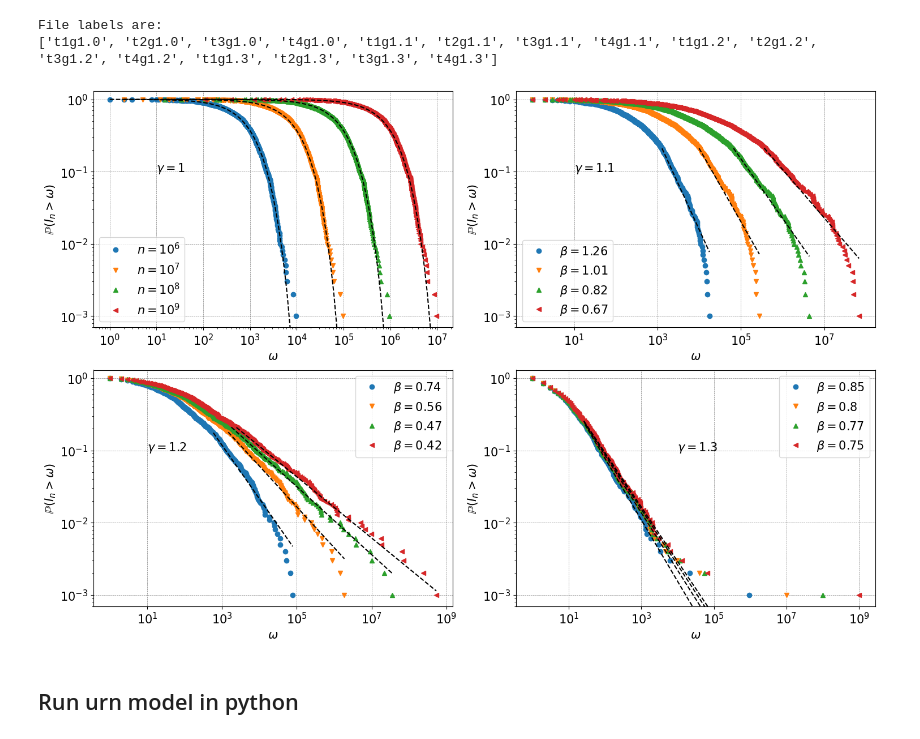
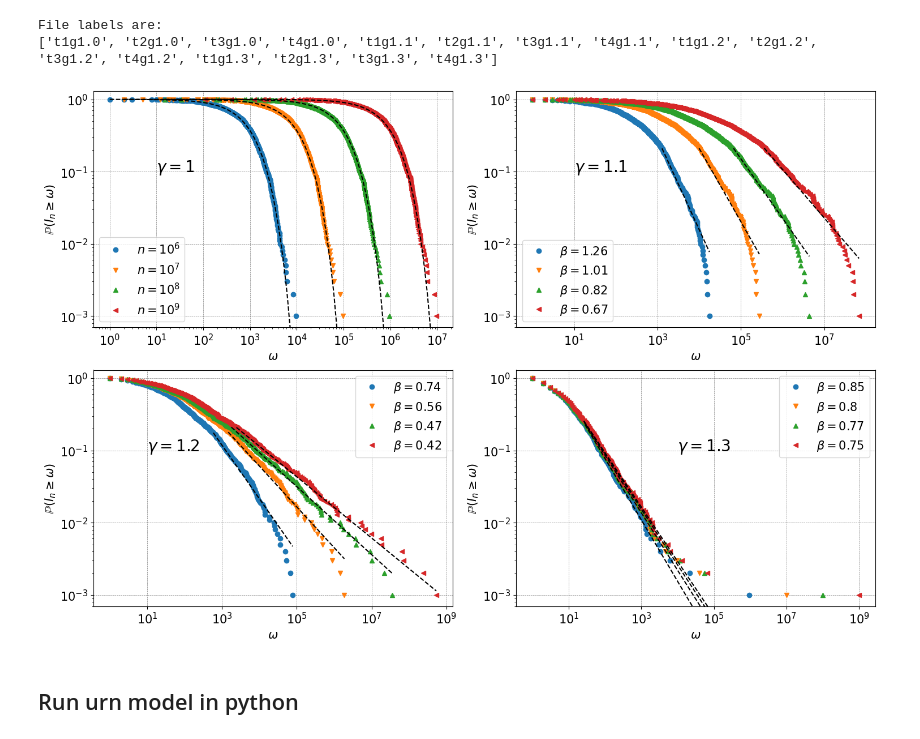
Before and after one commit to saf92/Urn-balls-in-bins-model, a Jupyter notebook: urn_code.ipynb, the cells around one changed output. Drawn from its saved outputs; the diff is of its cells as text; code cells hidden in the pictures.

```diff
--- a/urn_code.ipynb
+++ b/urn_code.ipynb
@@ -11,9 +11,9 @@ direc_save ='/home/samuel/Documents/other/other_p/research/urns/code/urn_python_
 #Font sizes and labels for plots
 font_sizes=[15,15,15,15,15]
 font_sizes1=[15,15,15,15,12]
-label_arrI=[r'$\omega$',r'$\mathbb{P}(I_n>\omega)$',font_sizes,1]
-label_arr=[r'$\omega$',r'$\mathbb{P}(W>\omega)$',font_sizes,1]
-label_arr0=[r'$\omega$',r'$\mathbb{P}(W>\omega)$',font_sizes,0]
+label_arrI=[r'$\omega$',r'$\mathbb{P}(I_n\geq\omega)$',font_sizes,1]
+label_arr=[r'$\omega$',r'$\mathbb{P}(W\geq\omega)$',font_sizes,1]
+label_arr0=[r'$\omega$',r'$\mathbb{P}(W\geq\omega)$',font_sizes,0]
 # %% [markdown]
 ## C++ urn simulations, read in and plot
 # %% [markdown]
@@ -76,6 +87,8 @@ for i in range(len(data_arr_names)):
 File labels are:
 ['t1g1.0', 't2g1.0', 't3g1.0', 't4g1.0', 't1g1.1', 't2g1.1', 't3g1.1', 't4g1.1', 't1g1.2', 't2g1.2', 't3g1.2', 't4g1.2', 't1g1.3', 't2g1.3', 't3g1.3', 't4g1.3']
 # %%
+#Resulting plots of above
+
 plt.figure(figsize=(15,10))
 
 plt.subplot(2,2,1)
@@ -90,7 +103,7 @@ plt.loglog(*exp_fits[2],linestyle='--',color='black')
 plt.loglog(*exp_fits[3],linestyle='--',color='black')
 
 add_labels(plt,*label_arrI)
-plt.text(10,10**-1,r'$\gamma=1$',fontsize=15)
+plt.text(10,10**-1,r'$\gamma=1$',fontsize=20)
 plt.ylim(7*10**-4,1.3)
 
 plt.subplot(2,2,2)
@@ -105,7 +118,7 @@ plt.loglog(tail_fits[2][0],tail_fits[2][1],linestyle='--',color='black')
 plt.loglog(tail_fits[3][0],tail_fits[3][1],linestyle='--',color='black')
 
 add_labels(plt,*label_arrI)
-plt.text(10,10**-1,r'$\gamma=1.1$',fontsize=15)
+plt.text(10,10**-1,r'$\gamma=1.1$',fontsize=20)
 plt.ylim(7*10**-4,1.3)
 
 
@@ -114,36 +127,36 @@ plt.loglog(*tails_x_y[8],'o',label=r'$\beta={}$'.format(np.round(tail_fits[4][3]
 plt.loglog(*tails_x_y[9],'v',label=r'$\beta={}$'.format(np.round(tail_fits[5][3],2)))
 plt.loglog(*tails_x_y[10],'^',label=r'$\beta={}$'.format(np.round(tail_fits[6][3],2)))
 plt.loglog(*tails_x_y[11],'<',label=r'$\beta={}$'.format(np.round(tail_fits[7][3],2)))
 
 plt.loglog(tail_fits[4][0],tail_fits[4][1],linestyle='--',color='black')
 plt.loglog(tail_fits[5][0],tail_fits[5][1],linestyle='--',color='black')
 plt.loglog(tail_fits[6][0],tail_fits[6][1],linestyle='--',color='black')
 plt.loglog(tail_fits[7][0],tail_fits[7][1],linestyle='--',color='black')
 
 add_labels(plt,*label_arrI)
-plt.text(10,10**-1,r'$\gamma=1.2$',fontsize=15)
+plt.text(10,10**-1,r'$\gamma=1.2$',fontsize=20)
 plt.ylim(7*10**-4,1.3)
 
 plt.subplot(2,2,4)
 plt.loglog(*tails_x_y[12],'o',label=r'$\beta={}$'.format(np.round(tail_fits[8][3],2)))
 plt.loglog(*tails_x_y[13],'v',label=r'$\beta={}$'.format(np.round(tail_fits[9][3],2)))
 plt.loglog(*tails_x_y[14],'^',label=r'$\beta={}$'.format(np.round(tail_fits[10][3],2)))
 plt.loglog(*tails_x_y[15],'<',label=r'$\beta={}$'.format(np.round(tail_fits[11][3],2)))
 
 plt.loglog(tail_fits[8][0],tail_fits[8][1],linestyle='--',color='black')
 plt.loglog(tail_fits[9][0],tail_fits[9][1],linestyle='--',color='black')
 plt.loglog(tail_fits[10][0],tail_fits[10][1],linestyle='--',color='black')
 plt.loglog(tail_fits[11][0],tail_fits[11][1],linestyle='--',color='black')
 
 add_labels(plt,*label_arrI)
-plt.text(10**4,10**-1,r'$\gamma=1.3$',fontsize=15)
+plt.text(10**4,10**-1,r'$\gamma=1.3$',fontsize=20)
 plt.ylim(7*10**-4,1.3)
 
 plt.tight_layout()
 
 # plt.savefig(direc_save+'urn_cpp_tails',bbox_inches = 'tight')
 # %% [output]
-[figure, old version]
+[figure, new version]
 # %% [markdown]
 ## Run urn model in python
 # %%
```
Also changed, not shown: parts of 63 cells of this notebook, 12 other files.
